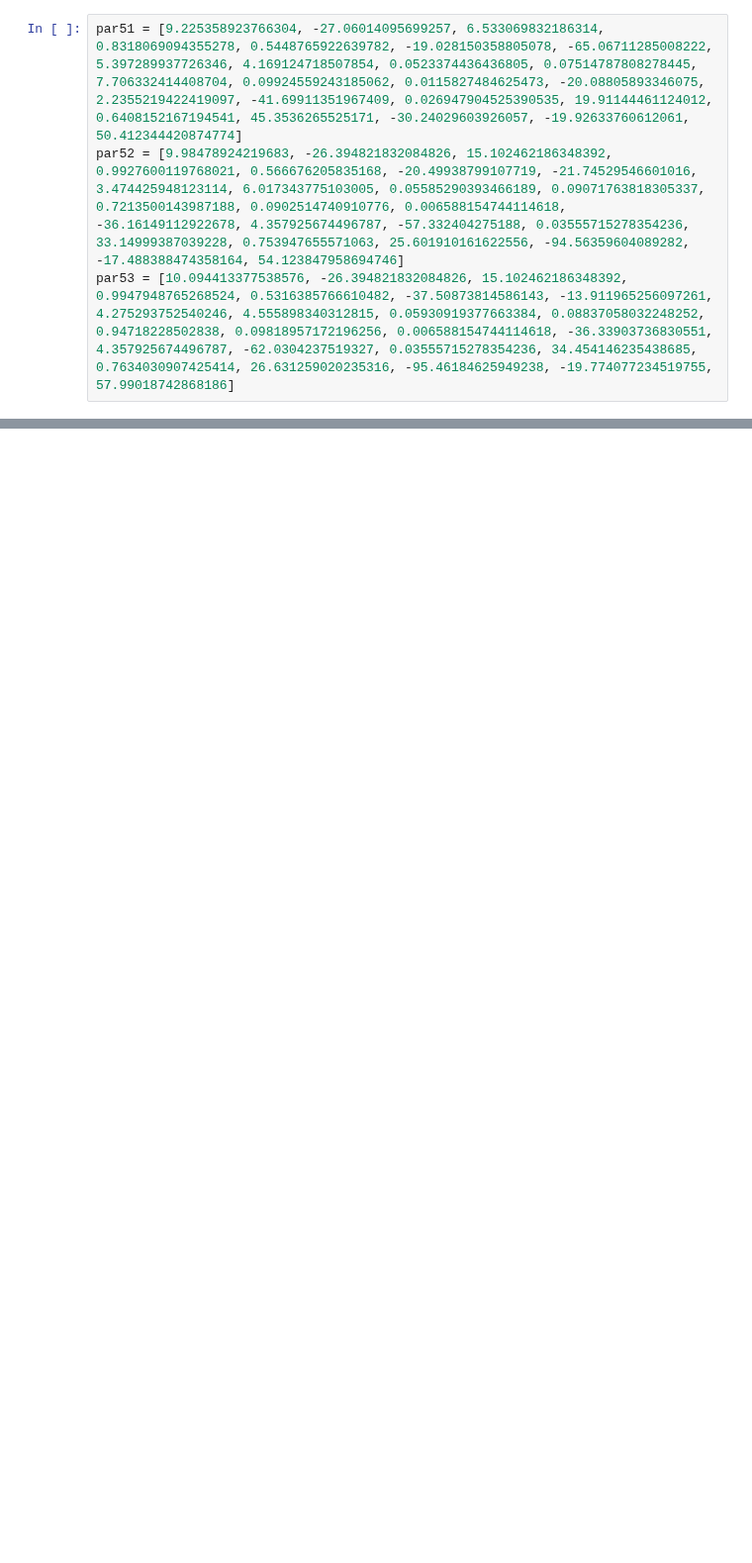
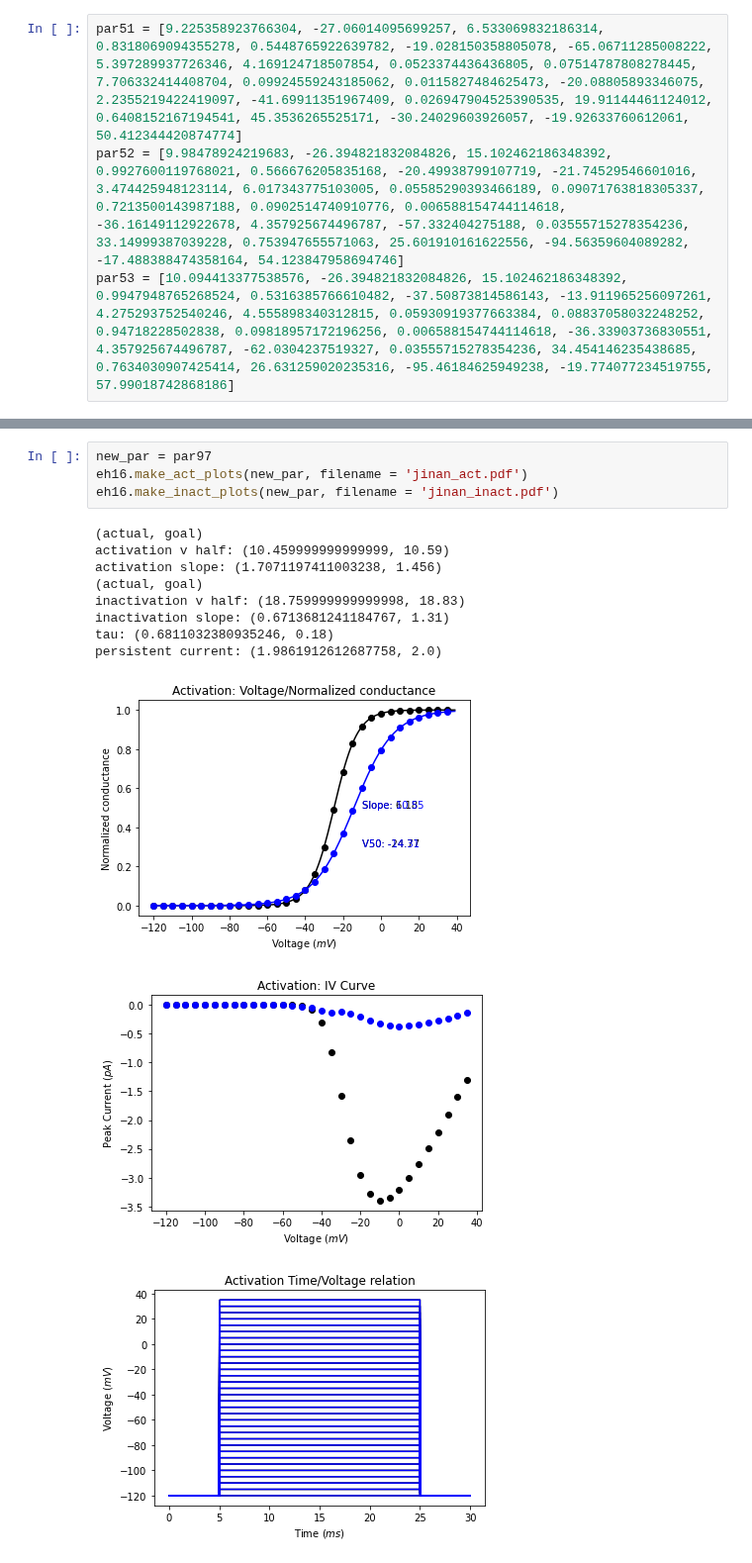
Before and after one commit to roybens/SimulatingVariants, a Jupyter notebook: fitting_na_16_plotter.ipynb, the cells around one changed output, grey strips where cells are left out. Shown at 99% size. Saved outputs shown, nothing was run; the diff lists cells and outputs as text; blank space fills up the shorter version.

```diff
--- a/fitting_na_16_plotter.ipynb
+++ b/fitting_na_16_plotter.ipynb
@@ -681,0 +127,16 @@ best_indvs
+# %%
+new_par = par97
+eh16.make_act_plots(new_par, filename = 'jinan_act.pdf')
+eh16.make_inact_plots(new_par, filename = 'jinan_inact.pdf')
+# %% [output]
+(actual, goal)
+activation v half: (10.459999999999999, 10.59)
+activation slope: (1.7071197411003238, 1.456)
+(actual, goal)
+inactivation v half: (18.759999999999998, 18.83)
+inactivation slope: (0.6713681241184767, 1.31)
+tau: (0.6811032380935246, 0.18)
+persistent current: (1.9861912612687758, 2.0)
+[figure, added]
+[figure, added]
+[figure, added]
```
Also changed, not shown: parts of 65 cells of this notebook, 22 other files.
